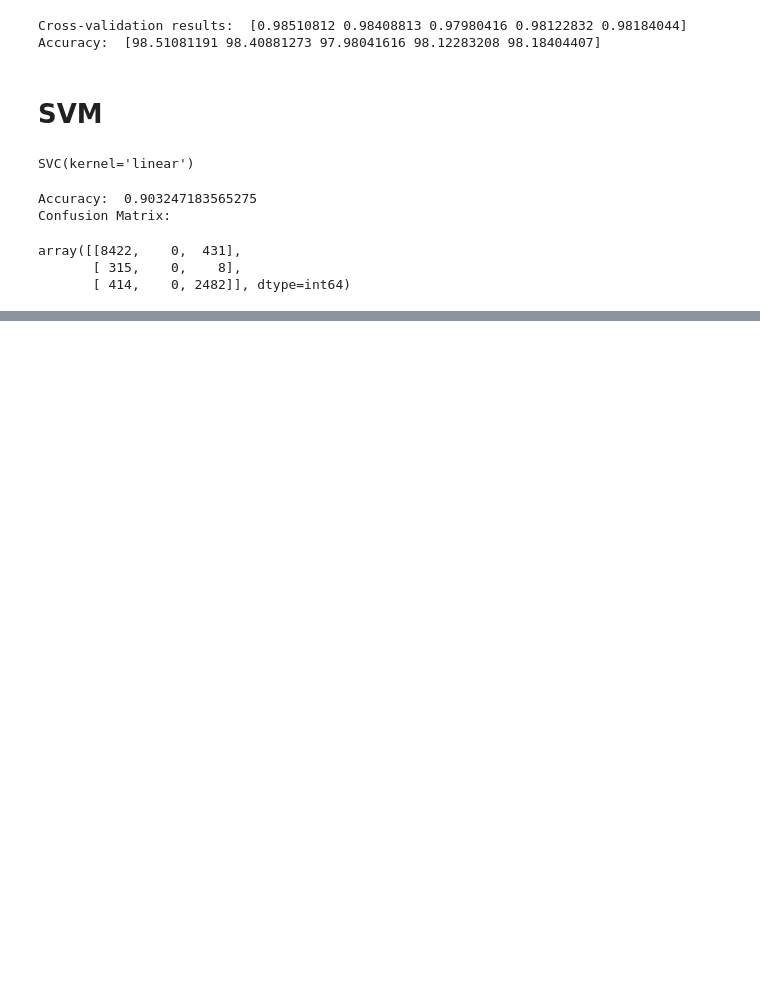
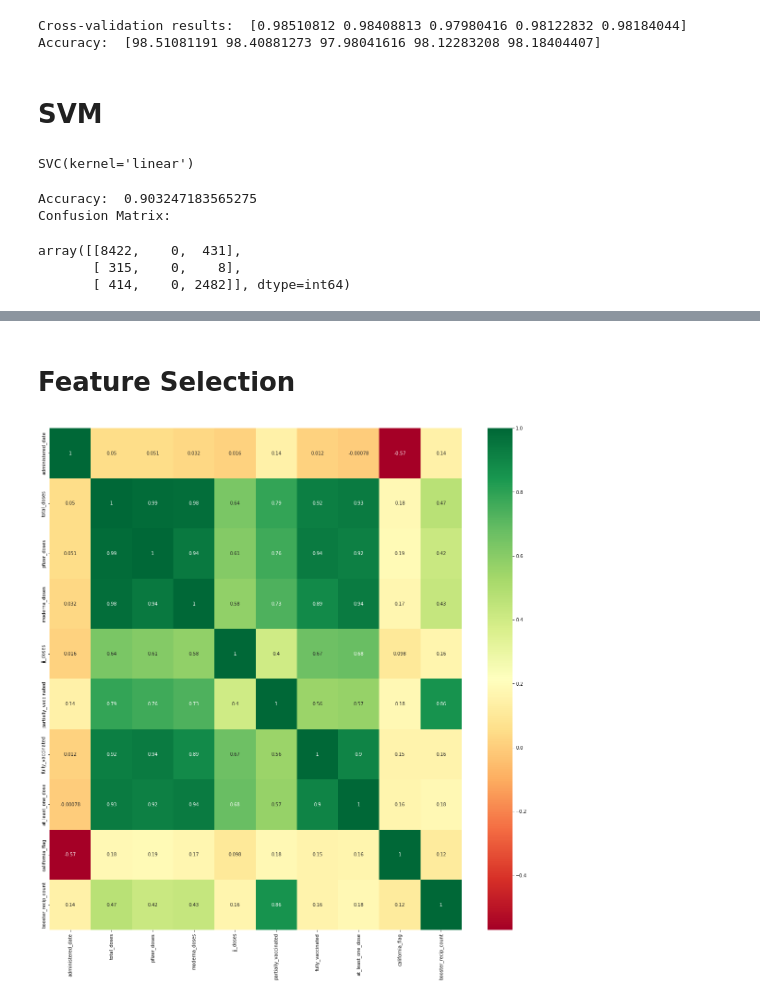
Before and after one commit to RunfengJiang/CMPE-255_Project_Team8, a Jupyter notebook: scripts/CMPE255_Team8_TrainingModules.ipynb, the cells around one changed output, grey strips where cells are left out. Saved outputs shown, nothing was run; the diff lists cells and outputs as text; code cells hidden in the pictures; blank space fills up the shorter version.

```diff
--- a/scripts/CMPE255_Team8_TrainingModules.ipynb
+++ b/scripts/CMPE255_Team8_TrainingModules.ipynb
@@ -272,0 +380,16 @@ thresholds:  [0 2]
+# %% [markdown]
+# Feature Selection
+# %%
+import seaborn as sns
+#Using heatmap to visualize correlations
+vacc_prog = pd.read_csv("../data/vacc_prog_clean.csv")
+X = vacc_prog.iloc[:,[0,1,2,3,4,5,6,7,9]]
+y = vacc_prog.iloc[:,8]
+
+corrmat = vacc_prog.corr()
+top_corr_features = corrmat.index
+
+plt.figure(figsize=(20,20))
+g = sns.heatmap(vacc_prog[top_corr_features].corr(),annot=True,cmap="RdYlGn")
+# %% [output]
+[figure, added]
```
Also changed, not shown: parts of 12 cells of this notebook.
